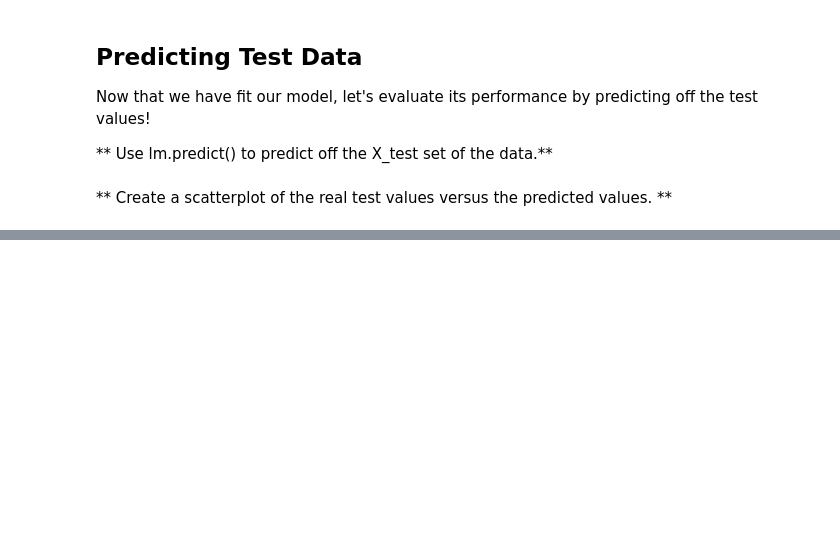
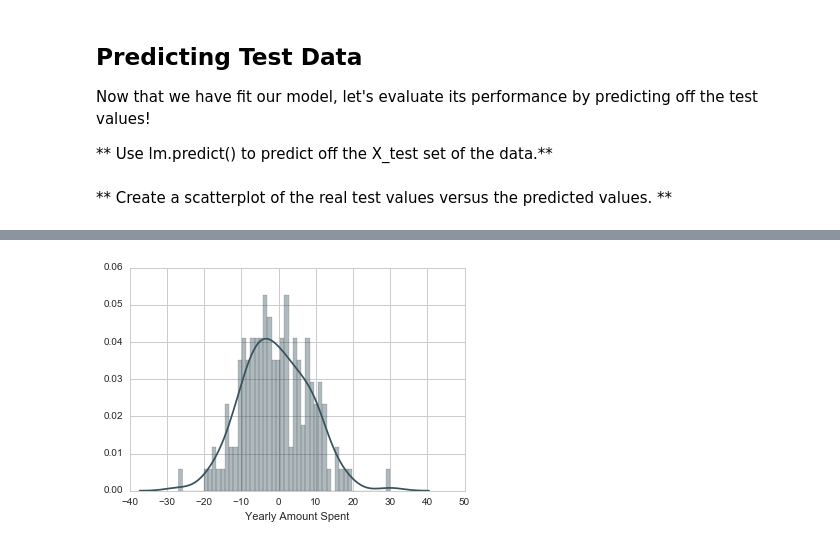
Before and after one commit to trapatsas/Python-Data-Science-and-Machine-Learning-Bootcamp, a Jupyter notebook: Linear-Regression/Linear Regression - Project Exercise - Solutions.ipynb, the cells around one changed output, grey strips where cells are left out. Drawn from its saved outputs; the diff is of its cells as text; code cells hidden in the pictures; blank space fills up the shorter version.

```diff
--- a/Linear-Regression/Linear Regression - Project Exercise - Solutions.ipynb
+++ b/Linear-Regression/Linear Regression - Project Exercise - Solutions.ipynb
@@ -173,0 +204,4 @@ print('Variance score: %.2f' % lm.score(X_test, y_test))
+# %%
+sns.distplot((y_test-predictions),bins=50);
+# %% [output]
+[figure, added]
```
Also changed, not shown: parts of 19 cells of this notebook, 3 other files.
